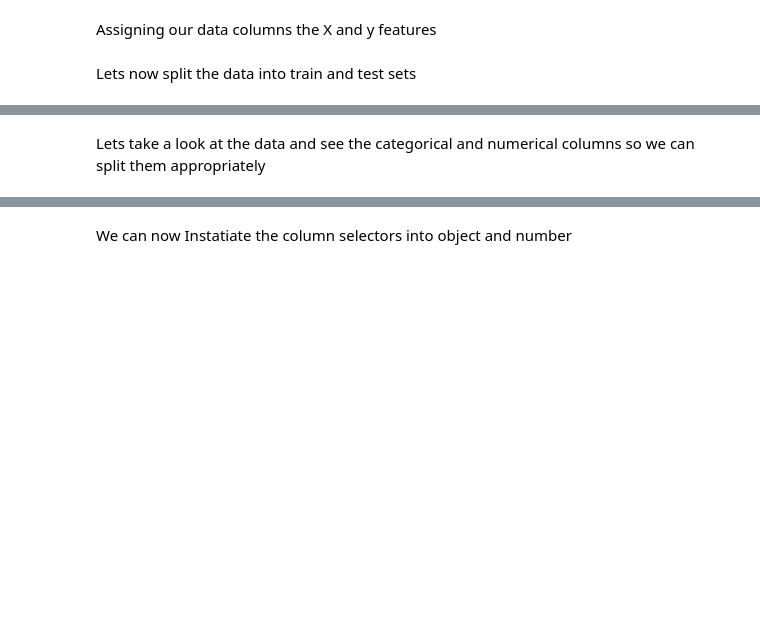
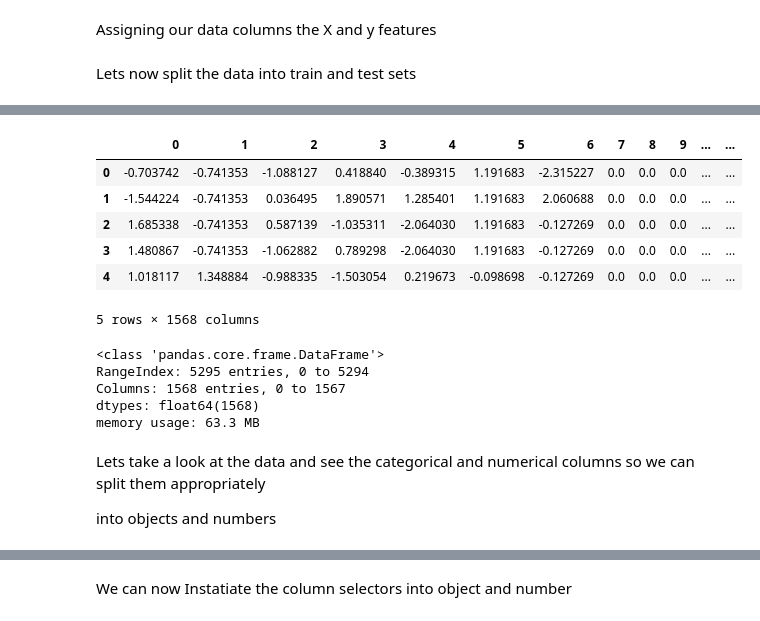
Before and after one commit to Oruka01/Food-Sale-Predictions, a Jupyter notebook: salespredictions101.ipynb, the cells around one changed output, grey strips where cells are left out. Cells and saved outputs as stored; diff of their text form; code cells hidden in the pictures; blank space fills up the shorter version.

```diff
--- a/salespredictions101.ipynb
+++ b/salespredictions101.ipynb
@@ -474,6 +520,29 @@ X_train, X_test, y_train, y_test = train_test_split(X, y, random_state=42)
+# %%
+# Lets take a look at our result in a pandas dataframe
+X_train_df = pd.DataFrame(X_train_processed)
+X_train_df.head()
+# %% [output]
+|  | 0 | 1 | 2 | 3 | 4 | 5 | 6 | 7 | 8 | 9 | ... | ... |
+| 0 | -0.703742 | -0.741353 | -1.088127 | 0.418840 | -0.389315 | 1.191683 | -2.315227 | 0.0 | 0.0 | 0.0 | ... | ... |
+| 1 | -1.544224 | -0.741353 | 0.036495 | 1.890571 | 1.285401 | 1.191683 | 2.060688 | 0.0 | 0.0 | 0.0 | ... | ... |
+| 2 | 1.685338 | -0.741353 | 0.587139 | -1.035311 | -2.064030 | 1.191683 | -0.127269 | 0.0 | 0.0 | 0.0 | ... | ... |
+| 3 | 1.480867 | -0.741353 | -1.062882 | 0.789298 | -2.064030 | 1.191683 | -0.127269 | 0.0 | 0.0 | 0.0 | ... | ... |
+| 4 | 1.018117 | 1.348884 | -0.988335 | -1.503054 | 0.219673 | -0.098698 | -0.127269 | 0.0 | 0.0 | 0.0 | ... | ... |
+5 rows × 1568 columns
+# %%
+# Lets confirm our datatype
+X_train_df.info()
+# %% [output]
+<class 'pandas.core.frame.DataFrame'>
+RangeIndex: 5295 entries, 0 to 5294
+Columns: 1568 entries, 0 to 1567
+dtypes: float64(1568)
+memory usage: 63.3 MB
 # %% [markdown]
 Lets take a look at the data and see the categorical and numerical columns
 so we can split them appropriately
+
+into objects and numbers
 # %%
 df.info()
 # %% [output]
```
Also changed, not shown: parts of 4 cells of this notebook.
